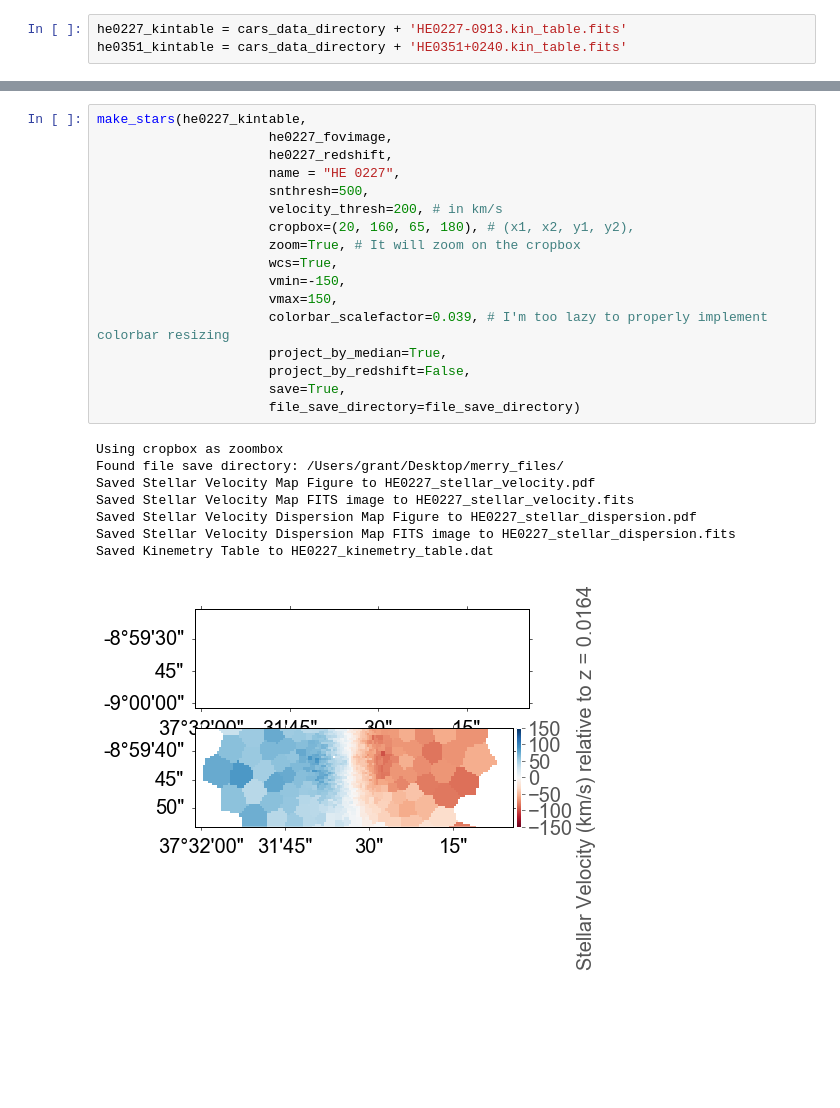
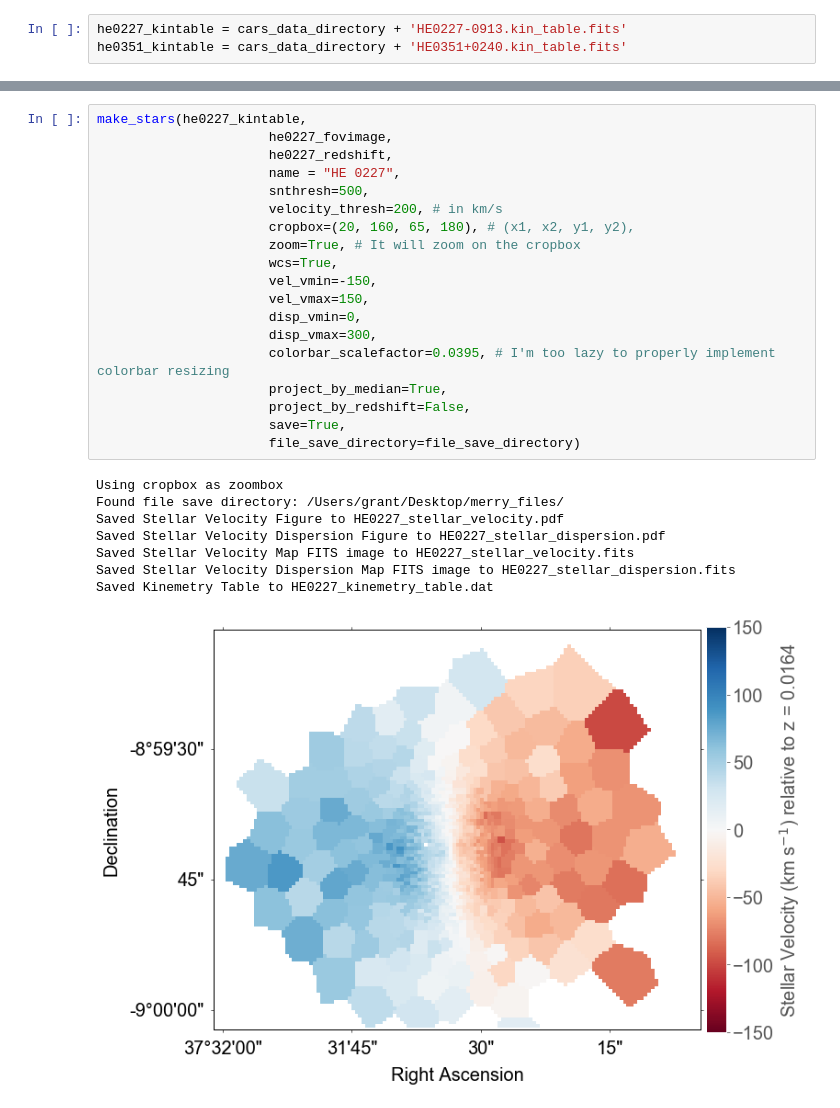
Before and after one commit to granttremblay/Merry_Paper, a Jupyter notebook: MerryMaps.ipynb, the cells around one changed output, grey strips where cells are left out. Cells and saved outputs as stored; diff of their text form; blank space fills up the shorter version.

```diff
--- a/MerryMaps.ipynb
+++ b/MerryMaps.ipynb
@@ -285,26 +299,28 @@ def make_stars(kintable, fovimage, redshift, name, snthresh=100, velocity_thresh
 # %%
 make_stars(he0227_kintable,
                       he0227_fovimage,
                       he0227_redshift,
                       name = "HE 0227",
                       snthresh=500,
                       velocity_thresh=200, # in km/s
                       cropbox=(20, 160, 65, 180), # (x1, x2, y1, y2),
                       zoom=True, # It will zoom on the cropbox
                       wcs=True,
-                      vmin=-150,
-                      vmax=150,
-                      colorbar_scalefactor=0.039, # I'm too lazy to properly implement colorbar resizing
+                      vel_vmin=-150,
+                      vel_vmax=150,
+                      disp_vmin=0,
+                      disp_vmax=300,
+                      colorbar_scalefactor=0.0395, # I'm too lazy to properly implement colorbar resizing
                       project_by_median=True,
                       project_by_redshift=False,
                       save=True,
                       file_save_directory=file_save_directory)
 # %% [output]
 Using cropbox as zoombox
 Found file save directory: /Users/grant/Desktop/merry_files/
-Saved Stellar Velocity Map Figure to HE0227_stellar_velocity.pdf
+Saved Stellar Velocity Figure to HE0227_stellar_velocity.pdf
+Saved Stellar Velocity Dispersion Figure to HE0227_stellar_dispersion.pdf
 Saved Stellar Velocity Map FITS image to HE0227_stellar_velocity.fits
-Saved Stellar Velocity Dispersion Map Figure to HE0227_stellar_dispersion.pdf
 Saved Stellar Velocity Dispersion Map FITS image to HE0227_stellar_dispersion.fits
 Saved Kinemetry Table to HE0227_kinemetry_table.dat
-[figure, old version]
+[figure, new version]
```
Also changed, not shown: parts of 6 cells of this notebook.
